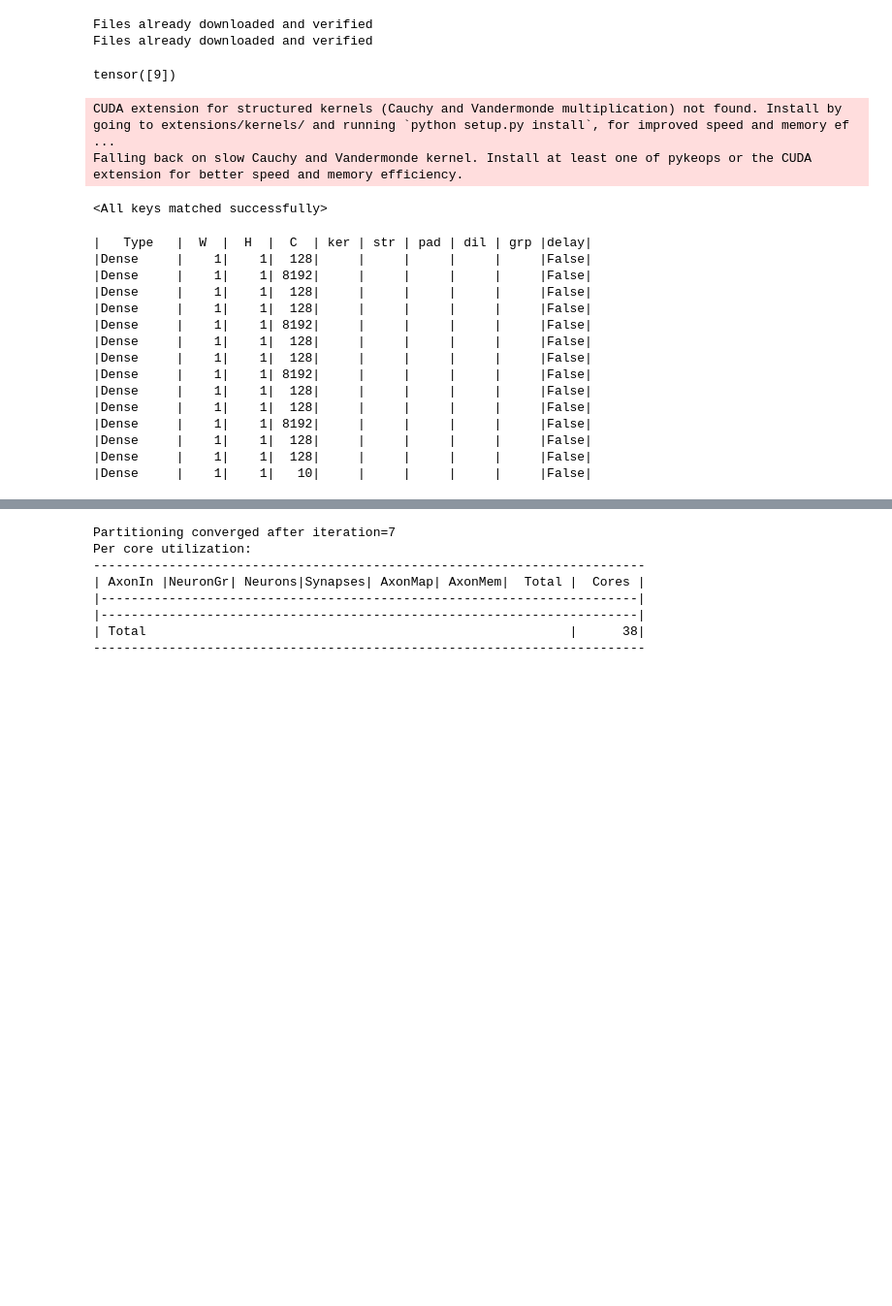
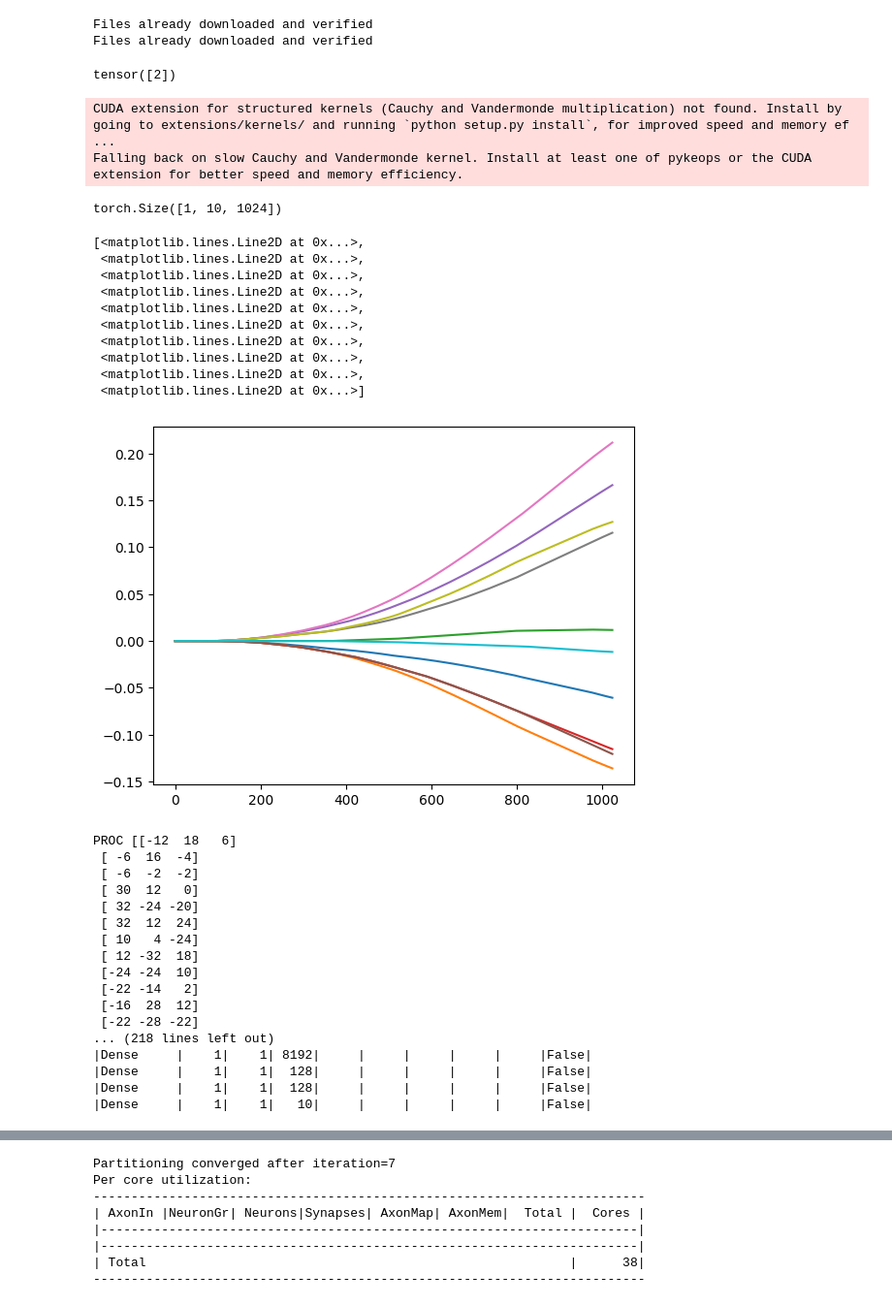
Before and after one commit to lava-nc/lava-dl, a Jupyter notebook: src/lava/lib/dl/slayer/state_space_models/sCIFAR/test_full_scifar_network_on_loihi.ipynb, the cells around one changed output, grey strips where cells are left out. Shown at 97% size. Cells and saved outputs as stored; diff of their text form; code cells hidden in the pictures; blank space fills up the shorter version.

```diff
--- a/src/lava/lib/dl/slayer/state_space_models/sCIFAR/test_full_scifar_network_on_loihi.ipynb
+++ b/src/lava/lib/dl/slayer/state_space_models/sCIFAR/test_full_scifar_network_on_loihi.ipynb
@@ -66,13 +67,13 @@ Files already downloaded and verified
 # %%
 label, data_sample = next(enumerate(val_loader))
 
-inp_exp = 0
+inp_exp = 11
 data_rescaled = torch.transpose(data_sample[0], -1,-2)
 diff_inp = data_rescaled[:,:, 1:] - data_rescaled[:, :, :-1]
 diff_inp = torch.from_numpy(np.concatenate((data_rescaled[:, :, :1], diff_inp), axis=2))
 print(data_sample[1])
 # %% [output]
-tensor([9])
+tensor([2])
 # %%
 d_model = 128
 
@@ -86,30 +87,54 @@ from lava.lib.dl.slayer.state_space_models.sCIFAR.network import SCIFARNetwork
 # differences
 n_states = 64
 lava_dl_model = SCIFARNetwork(d_model=d_model, n_states=n_states)
-lava_dl_model.load_state_dict(torch.load("4_layer.pt"))
+# lava_dl_model.load_state_dict(torch.load("4_layer.pt"))
 # %% [output]
 CUDA extension for structured kernels (Cauchy and Vandermonde multiplication) not found. Install by going to extensions/kernels/ and running `python setup.py install`, for improved speed and memory ef ...
 Falling back on slow Cauchy and Vandermonde kernel. Install at least one of pykeops or the CUDA extension for better speed and memory efficiency.
-<All keys matched successfully>
 # %%
 a = lava_dl_model(data_sample[0])
+# %%
+a.shape
+# %% [output]
+torch.Size([1, 10, 1024])
+# %%
+plt.plot(a[0].T.detach().numpy())
+# %% [output]
+[<matplotlib.lines.Line2D at 0x...>,
+ <matplotlib.lines.Line2D at 0x...>,
+ <matplotlib.lines.Line2D at 0x...>,
+ <matplotlib.lines.Line2D at 0x...>,
+ <matplotlib.lines.Line2D at 0x...>,
+ <matplotlib.lines.Line2D at 0x...>,
+ <matplotlib.lines.Line2D at 0x...>,
+ <matplotlib.lines.Line2D at 0x...>,
+ <matplotlib.lines.Line2D at 0x...>,
+ <matplotlib.lines.Line2D at 0x...>]
+[figure, added]
 # %%
-# lava_dl_model.export_hdf5("debug.net")
-loaded_net =  netx.hdf5.Network(net_config='4_layer_cifar.net', input_message_bits=16, sparse_fc_layer=True, skip_layers=1)
-# os.remove("debug.net")
+if os.path.exists("debug.net"):
+    os.remove("debug.net")
+
+lava_dl_model.export_hdf5("debug.net")
+num_message_bits = 24
+
+loaded_net =  netx.hdf5.Network(net_config='debug.net', input_message_bits=num_message_bits, sparse_fc_layer=True, skip_layers=1)
+# loaded_net =  netx.hdf5.Network(net_config='4_layer_cifar.net', input_message_bits=num_message_bits, sparse_fc_layer=True, skip_layers=1)
 print(loaded_net)
 # %% [output]
-|   Type   |  W  |  H  |  C  | ker | str | pad | dil | grp |delay|
-|Dense     |    1|    1|  128|     |     |     |     |     |False|
-|Dense     |    1|    1| 8192|     |     |     |     |     |False|
-|Dense     |    1|    1|  128|     |     |     |     |     |False|
-|Dense     |    1|    1|  128|     |     |     |     |     |False|
-|Dense     |    1|    1| 8192|     |     |     |     |     |False|
-|Dense     |    1|    1|  128|     |     |     |     |     |False|
-|Dense     |    1|    1|  128|     |     |     |     |     |False|
-|Dense     |    1|    1| 8192|     |     |     |     |     |False|
-|Dense     |    1|    1|  128|     |     |     |     |     |False|
-|Dense     |    1|    1|  128|     |     |     |     |     |False|
+PROC [[-12  18   6]
+ [ -6  16  -4]
+ [ -6  -2  -2]
+ [ 30  12   0]
+ [ 32 -24 -20]
+ [ 32  12  24]
+ [ 10   4 -24]
+ [ 12 -32  18]
+ [-24 -24  10]
+ [-22 -14   2]
+ [-16  28  12]
+ [-22 -28 -22]
+... (218 lines left out)
 |Dense     |    1|    1| 8192|     |     |     |     |     |False|
 |Dense     |    1|    1|  128|     |     |     |     |     |False|
 |Dense     |    1|    1|  128|     |     |     |     |     |False|
```
Also changed, not shown: parts of 13 cells of this notebook, 4 other files.
